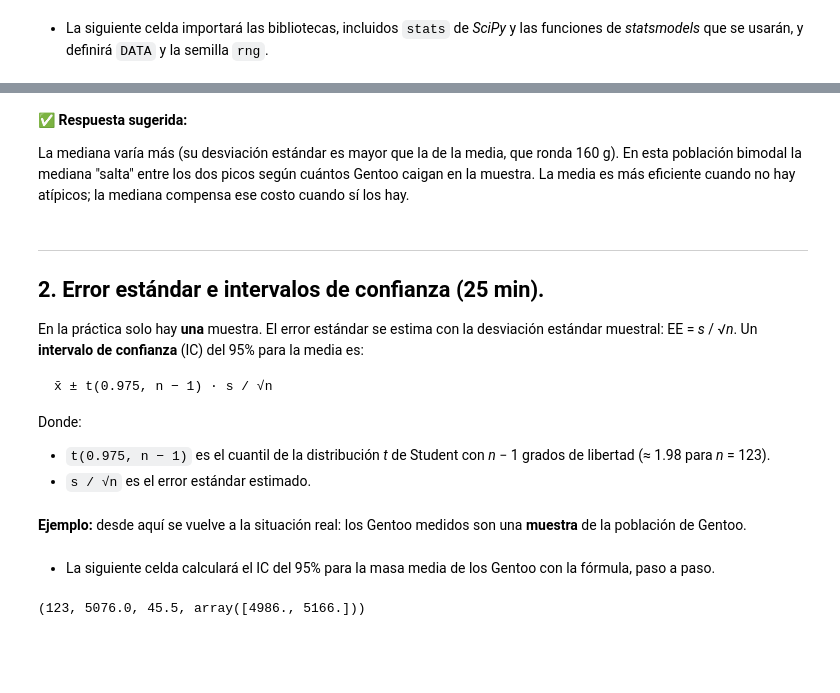
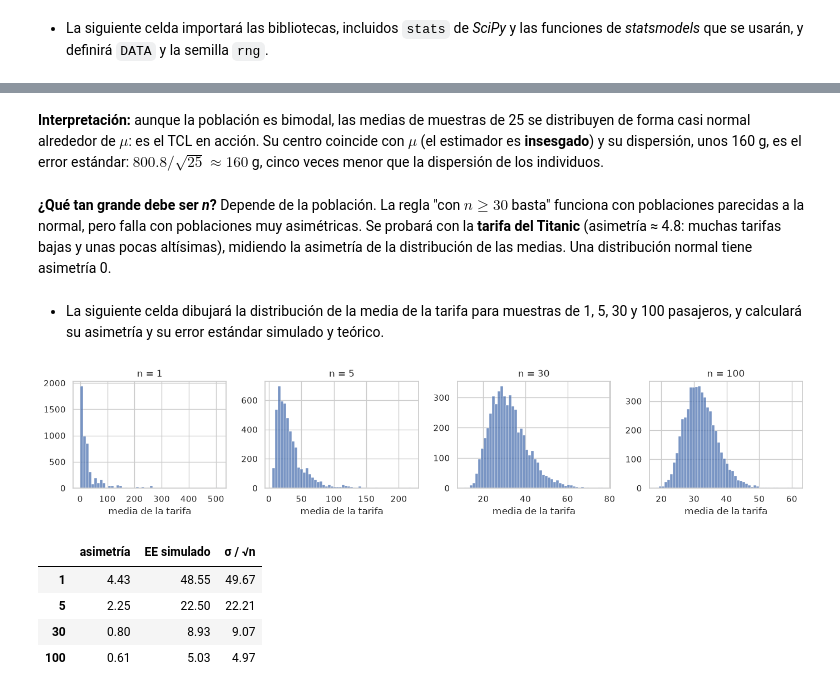
Before and after one commit to PythonistaMX/py401, a Jupyter notebook: soluciones/05_incertidumbre_bootstrap_soluciones.ipynb, the cells around one changed output, grey strips where cells are left out. Drawn from its saved outputs; the diff is of its cells as text; code cells hidden in the pictures; blank space fills up the shorter version.

````diff
--- a/soluciones/05_incertidumbre_bootstrap_soluciones.ipynb
+++ b/soluciones/05_incertidumbre_bootstrap_soluciones.ipynb
@@ -170,30 +174,26 @@ dtype: float64
 # %% [markdown]
-**✅ Respuesta sugerida:**
-
-La mediana varía más (su desviación estándar es mayor que la de la media, que ronda 160 g). En esta población bimodal la mediana "salta" entre los dos picos según cuántos Gentoo caigan en la muestra. La media es más eficiente cuando no hay atípicos; la mediana compensa ese costo cuando sí los hay.
+**Interpretación:** aunque la población es bimodal, las medias de muestras de 25 se distribuyen de forma casi normal alrededor de $\mu$: es el TCL en acción. Su centro coincide con $\mu$ (el estimador es **insesgado**) y su dispersión, unos 160 g, es el error estándar: $800.8 / \sqrt{25} \approx 160$ g, cinco veces menor que la dispersión de los individuos.
 # %% [markdown]
----
-## 2. Error estándar e intervalos de confianza (25 min).
-
-En la práctica solo hay **una** muestra. El error estándar se estima con la desviación estándar muestral: EE = *s* / √*n*. Un **intervalo de confianza** (IC) del 95% para la media es:
-
-```
-x̄ ± t(0.975, n − 1) · s / √n
-```
-
-Donde:
-* `t(0.975, n − 1)` es el cuantil de la distribución *t* de Student con *n* − 1 grados de libertad (≈ 1.98 para *n* = 123).
-* `s / √n` es el error estándar estimado.
+**¿Qué tan grande debe ser *n*?** Depende de la población. La regla "con $n \geq 30$ basta" funciona con poblaciones parecidas a la normal, pero falla con poblaciones muy asimétricas. Se probará con la **tarifa del Titanic** (asimetría ≈ 4.8: muchas tarifas bajas y unas pocas altísimas), midiendo la asimetría de la distribución de las medias. Una distribución normal tiene asimetría 0.
 # %% [markdown]
-**Ejemplo:** desde aquí se vuelve a la situación real: los Gentoo medidos son una **muestra** de la población de Gentoo.
+* La siguiente celda dibujará la distribución de la media de la tarifa para muestras de 1, 5, 30 y 100 pasajeros, y calculará su asimetría y su error estándar simulado y teórico.
-# %% [markdown]
-* La siguiente celda calculará el IC del 95% para la masa media de los Gentoo con la fórmula, paso a paso.
-# %%
-masa_gentoo = pinguinos.loc[pinguinos["species"] == "Gentoo", "body_mass_g"].dropna()
-n = len(masa_gentoo)
-media = masa_gentoo.mean()
-error_estandar = masa_gentoo.std(ddof=1) / np.sqrt(n)
-t_critico = stats.t.ppf(0.975, df=n - 1)
-n, round(float(media), 1), round(float(error_estandar), 1), np.round([media - t_critico * error_estandar, media + t_critico * error_estandar], 1)
-# %% [output]
-(123, 5076.0, 45.5, array([4986., 5166.]))
+# %%
+generador_tcl = np.random.default_rng(401)
+tarifas = titanic["fare"].to_numpy()
+fig, axes = plt.subplots(1, 4, figsize=(14, 3))
+filas_tcl = {}
+for ax, n_tcl in zip(axes, [1, 5, 30, 100]):
+    medias_tarifa = generador_tcl.choice(tarifas, size=(5000, n_tcl)).mean(axis=1)
+    sns.histplot(medias_tarifa, bins=50, ax=ax).set(title=f"n = {n_tcl}", xlabel="media de la tarifa", ylabel="")
+    filas_tcl[n_tcl] = {"asimetría": stats.skew(medias_tarifa), "EE simulado": medias_tarifa.std(),
+                        "σ / √n": tarifas.std() / np.sqrt(n_tcl)}
+plt.tight_layout()
+plt.show()
+pd.DataFrame(filas_tcl).T.round(2)
+# %% [output]
+[figure, added]
+|  | asimetría | EE simulado | σ / √n |
+| 1 | 4.43 | 48.55 | 49.67 |
+| 5 | 2.25 | 22.50 | 22.21 |
+| 30 | 0.80 | 8.93 | 9.07 |
+| 100 | 0.61 | 5.03 | 4.97 |
````
Also changed, not shown: parts of 169 cells of this notebook, 1 other file.
